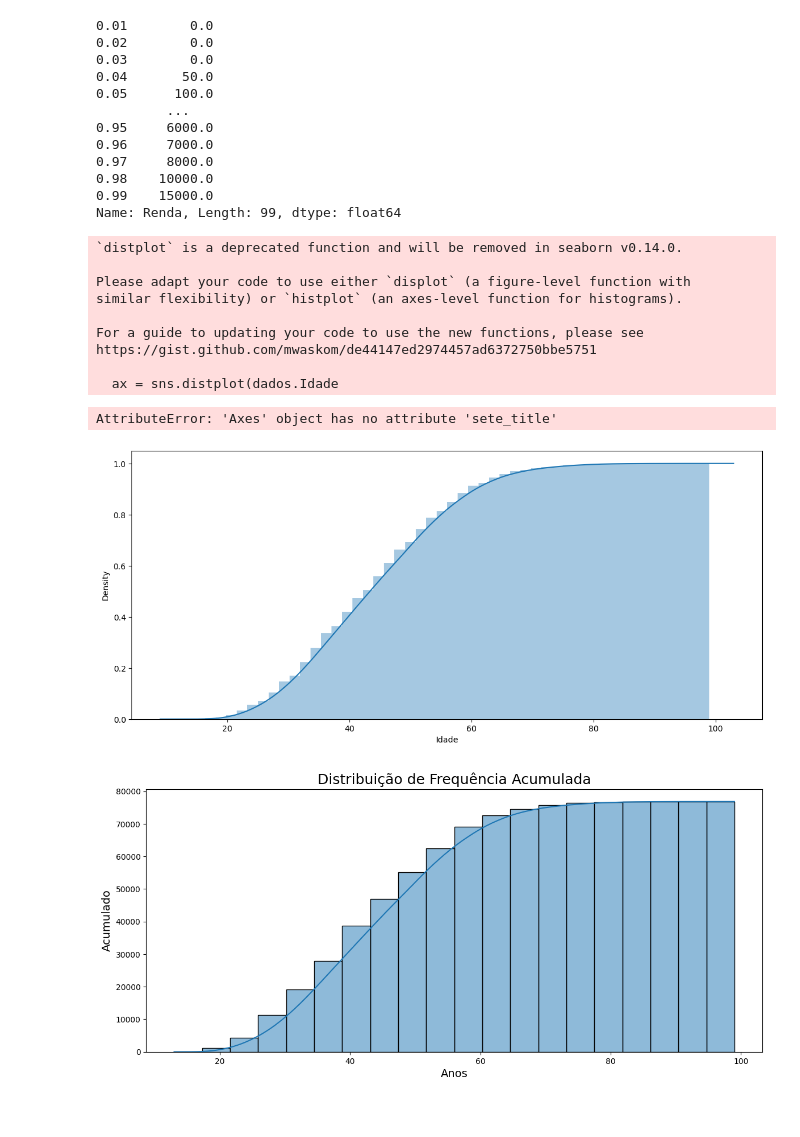
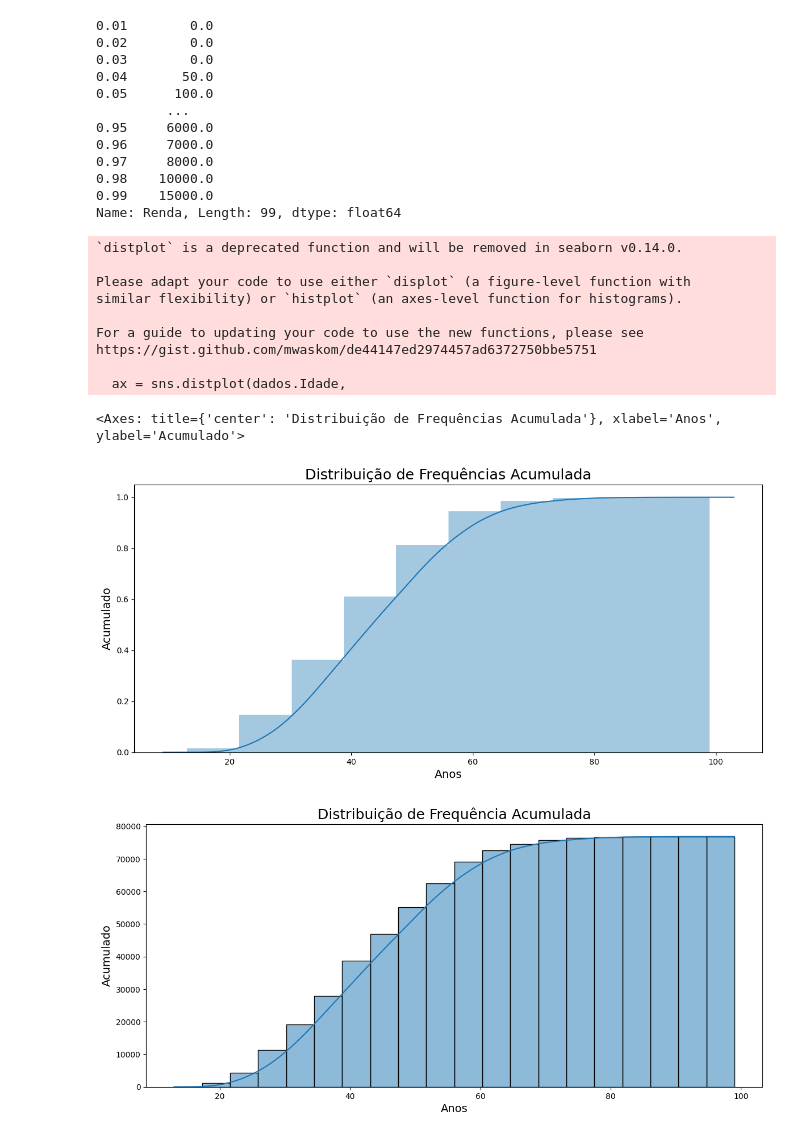
Before and after one commit to DeboraPascoarelli/Estatistica, a Jupyter notebook: Materiais/Curso_de_Estatística_Parte_1.ipynb, the cells around one changed output. Drawn from its saved outputs; the diff is of its cells as text; code cells hidden in the pictures.

```diff
--- a/Materiais/Curso_de_Estatística_Parte_1.ipynb
+++ b/Materiais/Curso_de_Estatística_Parte_1.ipynb
@@ -1348,27 +1348,28 @@ Name: Renda, Length: 99, dtype: float64
 # %%
 # Representação Gráfica - de idade
 # gráfico distplot cria um histograma acumulado
 
-ax = sns.distplot(dados.Idade
-                  ,hist_kws= {'cumulative': True}
-                  ,kde_kws= {'cumulative': True})
-ax.figure.set_size_inches(14,6)
-ax.sete_title('Distribuição de Frequência Acumulada', fontesize = 18)
-ax.set_ylabel ('Acumulado', fontesize = 14)
-ax.set_xlabel ('Anos', fontsize = 14)
+ax = sns.distplot(dados.Idade,
+                  hist_kws = {'cumulative': True},
+                  kde_kws = {'cumulative': True},
+                  bins=10)
+ax.figure.set_size_inches(14, 6)
+ax.set_title('Distribuição de Frequências Acumulada', fontsize=18)
+ax.set_ylabel('Acumulado', fontsize=14)
+ax.set_xlabel('Anos', fontsize=14)
 ax
 # %% [output]
 `distplot` is a deprecated function and will be removed in seaborn v0.14.0.
 
 Please adapt your code to use either `displot` (a figure-level function with
 similar flexibility) or `histplot` (an axes-level function for histograms).
 
 For a guide to updating your code to use the new functions, please see
 https://gist.github.com/mwaskom/de44147ed2974457ad6372750bbe5751
 
-  ax = sns.distplot(dados.Idade
+  ax = sns.distplot(dados.Idade,
-AttributeError: 'Axes' object has no attribute 'sete_title'
+<Axes: title={'center': 'Distribuição de Frequências Acumulada'}, xlabel='Anos', ylabel='Acumulado'>
-[figure, old version]
+[figure, new version]
 # %%
 # Com histplot
 
```
Also changed, not shown: parts of 22 cells of this notebook.
